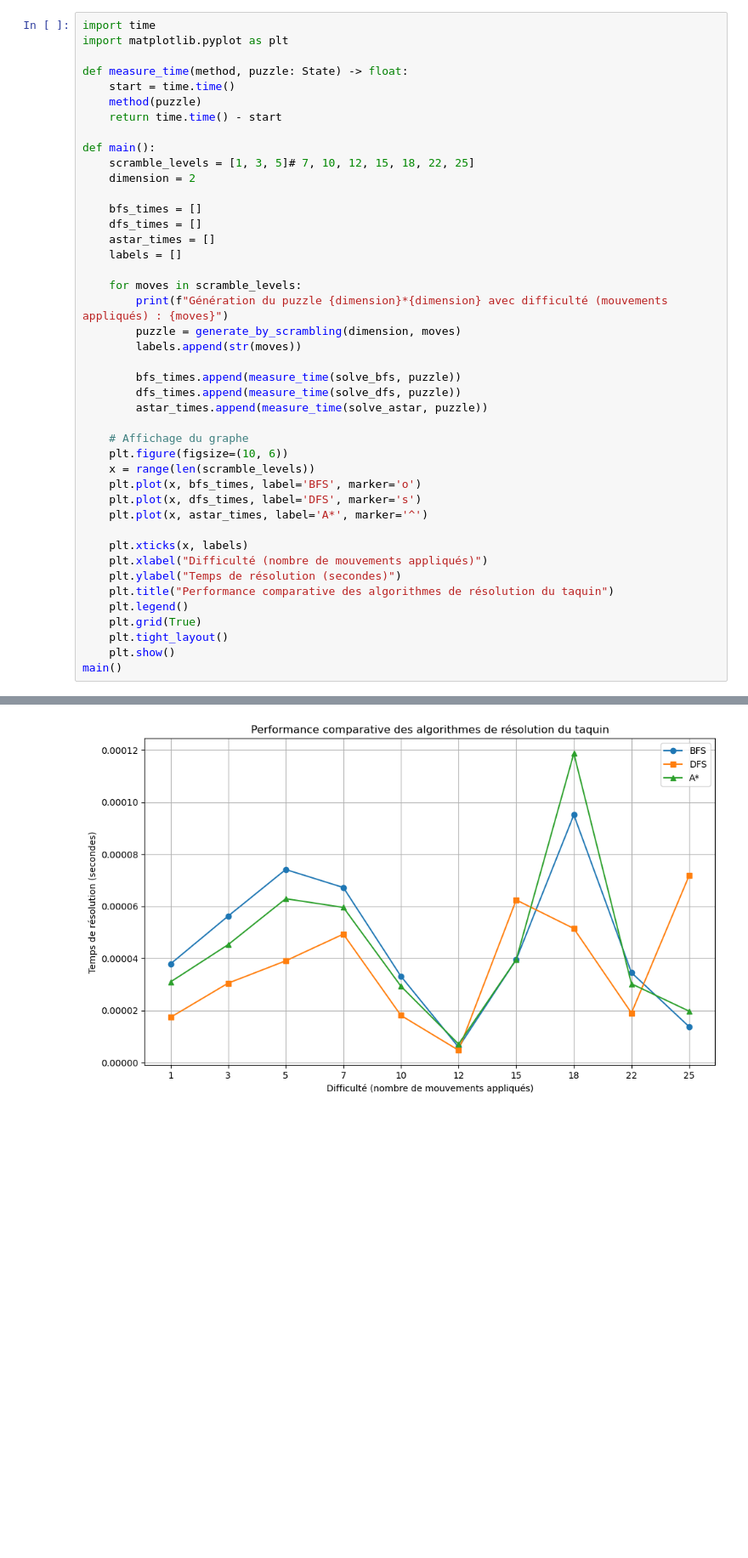
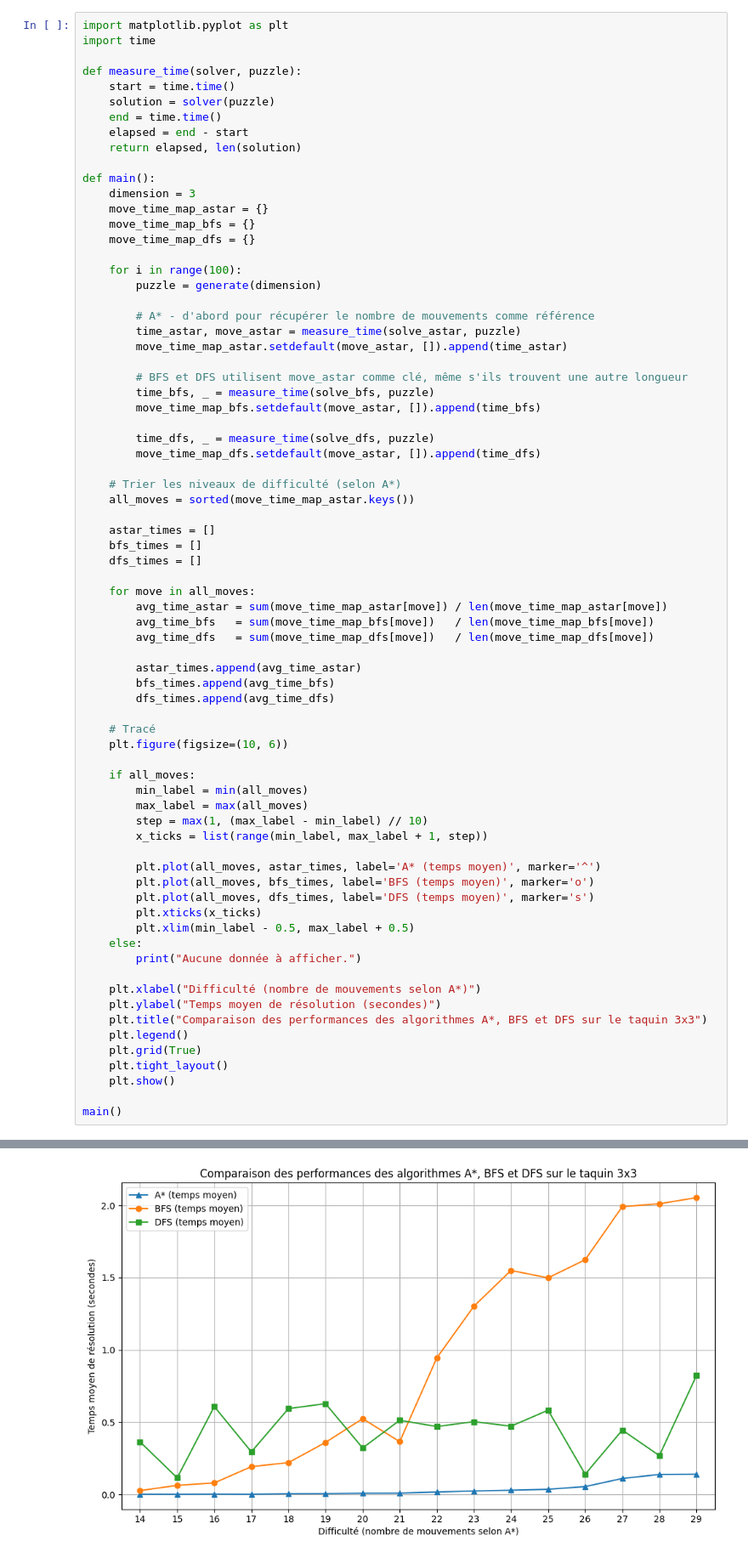
Before and after one commit to duttob/PATIA, a Jupyter notebook: taquin/execution_time.ipynb, the cells around one changed output, grey strips where cells are left out. Shown at 85% size. Saved outputs shown, nothing was run; the diff lists cells and outputs as text; blank space fills up the shorter version.

Commit message:
temps d'executions corrects

```diff
--- a/taquin/execution_time.ipynb
+++ b/taquin/execution_time.ipynb
@@ -225,44 +237,74 @@ def generate_by_scrambling(dimension: int, scramble_moves: int) -> State:
 # %%
+import matplotlib.pyplot as plt
 import time
-import matplotlib.pyplot as plt
 
-def measure_time(method, puzzle: State) -> float:
+def measure_time(solver, puzzle):
     start = time.time()
-    method(puzzle)
-    return time.time() - start
+    solution = solver(puzzle)
+    end = time.time()
+    elapsed = end - start
+    return elapsed, len(solution)
 
 def main():
-    scramble_levels = [1, 3, 5]# 7, 10, 12, 15, 18, 22, 25]
-    dimension = 2
+    dimension = 3
+    move_time_map_astar = {}
+    move_time_map_bfs = {}
+    move_time_map_dfs = {}
 
+    for i in range(100):
+        puzzle = generate(dimension)
+
+        # A* - d'abord pour récupérer le nombre de mouvements comme référence
+        time_astar, move_astar = measure_time(solve_astar, puzzle)
+        move_time_map_astar.setdefault(move_astar, []).append(time_astar)
+
+        # BFS et DFS utilisent move_astar comme clé, même s'ils trouvent une autre longueur
+        time_bfs, _ = measure_time(solve_bfs, puzzle)
+        move_time_map_bfs.setdefault(move_astar, []).append(time_bfs)
+
+        time_dfs, _ = measure_time(solve_dfs, puzzle)
+        move_time_map_dfs.setdefault(move_astar, []).append(time_dfs)
+
+    # Trier les niveaux de difficulté (selon A*)
+    all_moves = sorted(move_time_map_astar.keys())
+
+    astar_times = []
     bfs_times = []
     dfs_times = []
-    astar_times = []
-    labels = []
 
-    for moves in scramble_levels:
-        print(f"Génération du puzzle {dimension}*{dimension} avec difficulté (mouvements appliqués) : {moves}")
-        puzzle = generate_by_scrambling(dimension, moves)
-        labels.append(str(moves))
+    for move in all_moves:
+        avg_time_astar = sum(move_time_map_astar[move]) / len(move_time_map_astar[move])
+        avg_time_bfs   = sum(move_time_map_bfs[move])   / len(move_time_map_bfs[move])
+        avg_time_dfs   = sum(move_time_map_dfs[move])   / len(move_time_map_dfs[move])
 
-        bfs_times.append(measure_time(solve_bfs, puzzle))
-        dfs_times.append(measure_time(solve_dfs, puzzle))
-        astar_times.append(measure_time(solve_astar, puzzle))
+        astar_times.append(avg_time_astar)
+        bfs_times.append(avg_time_bfs)
+        dfs_times.append(avg_time_dfs)
 
-    # Affichage du graphe
+    # Tracé
     plt.figure(figsize=(10, 6))
-    x = range(len(scramble_levels))
-    plt.plot(x, bfs_times, label='BFS', marker='o')
-    plt.plot(x, dfs_times, label='DFS', marker='s')
-    plt.plot(x, astar_times, label='A*', marker='^')
 
-    plt.xticks(x, labels)
-    plt.xlabel("Difficulté (nombre de mouvements appliqués)")
-    plt.ylabel("Temps de résolution (secondes)")
-    plt.title("Performance comparative des algorithmes de résolution du taquin")
+    if all_moves:
+        min_label = min(all_moves)
+        max_label = max(all_moves)
+        step = max(1, (max_label - min_label) // 10)
+        x_ticks = list(range(min_label, max_label + 1, step))
+
+        plt.plot(all_moves, astar_times, label='A* (temps moyen)', marker='^')
+        plt.plot(all_moves, bfs_times, label='BFS (temps moyen)', marker='o')
+        plt.plot(all_moves, dfs_times, label='DFS (temps moyen)', marker='s')
+        plt.xticks(x_ticks)
+        plt.xlim(min_label - 0.5, max_label + 0.5)
+    else:
+        print("Aucune donnée à afficher.")
+
+    plt.xlabel("Difficulté (nombre de mouvements selon A*)")
+    plt.ylabel("Temps moyen de résolution (secondes)")
+    plt.title("Comparaison des performances des algorithmes A*, BFS et DFS sur le taquin 3x3")
     plt.legend()
     plt.grid(True)
     plt.tight_layout()
     plt.show()
+
 main()
 # %% [output]
@@ -279 +311 @@ Génération du puzzle 2*2 avec difficulté (mouvements appliqués) : 25
-[figure, old version]
+[figure, new version]
```
Also changed, not shown: parts of 3 cells of this notebook.
